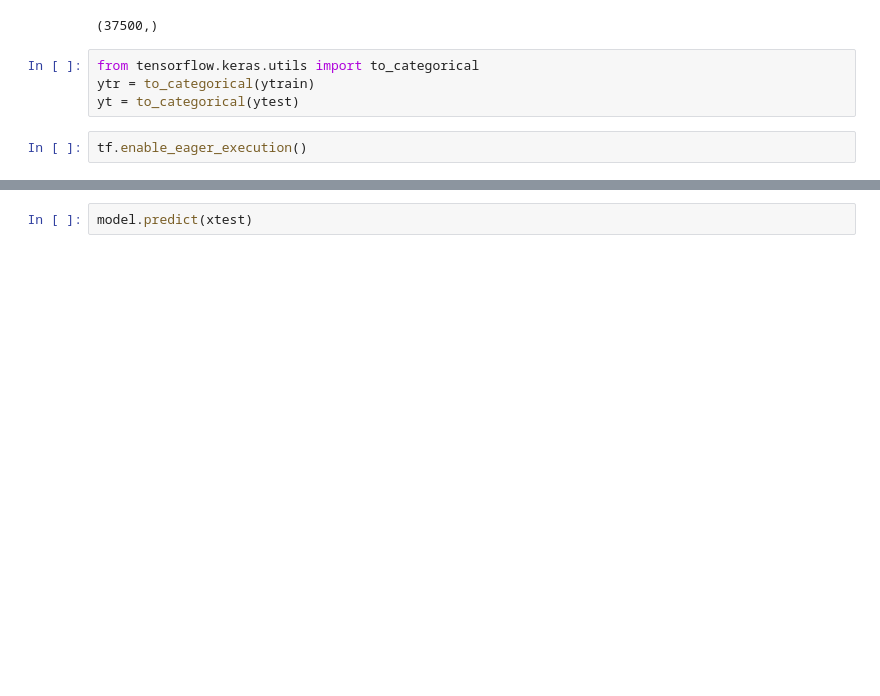
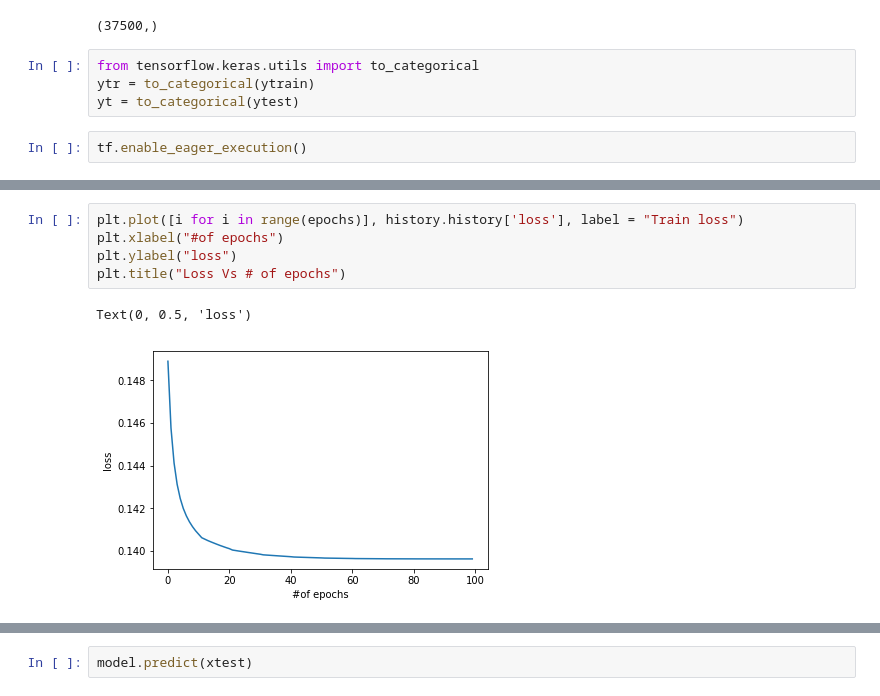
Before and after one commit to T-rex007/Face_recognition, a Jupyter notebook: classifier_NN.ipynb, the cells around one changed output, grey strips where cells are left out. Saved outputs shown, nothing was run; the diff lists cells and outputs as text; blank space fills up the shorter version.

```diff
--- a/classifier_NN.ipynb
+++ b/classifier_NN.ipynb
@@ -82,0 +102,8 @@ KeyboardInterrupt:
+# %%
+plt.plot([i for i in range(epochs)], history.history['loss'], label = "Train loss")
+plt.xlabel("#of epochs")
+plt.ylabel("loss")
+plt.title("Loss Vs # of epochs")
+# %% [output]
+Text(0, 0.5, 'loss')
+[figure, added]
```
Also changed, not shown: parts of 9 cells of this notebook, 3 other files.
